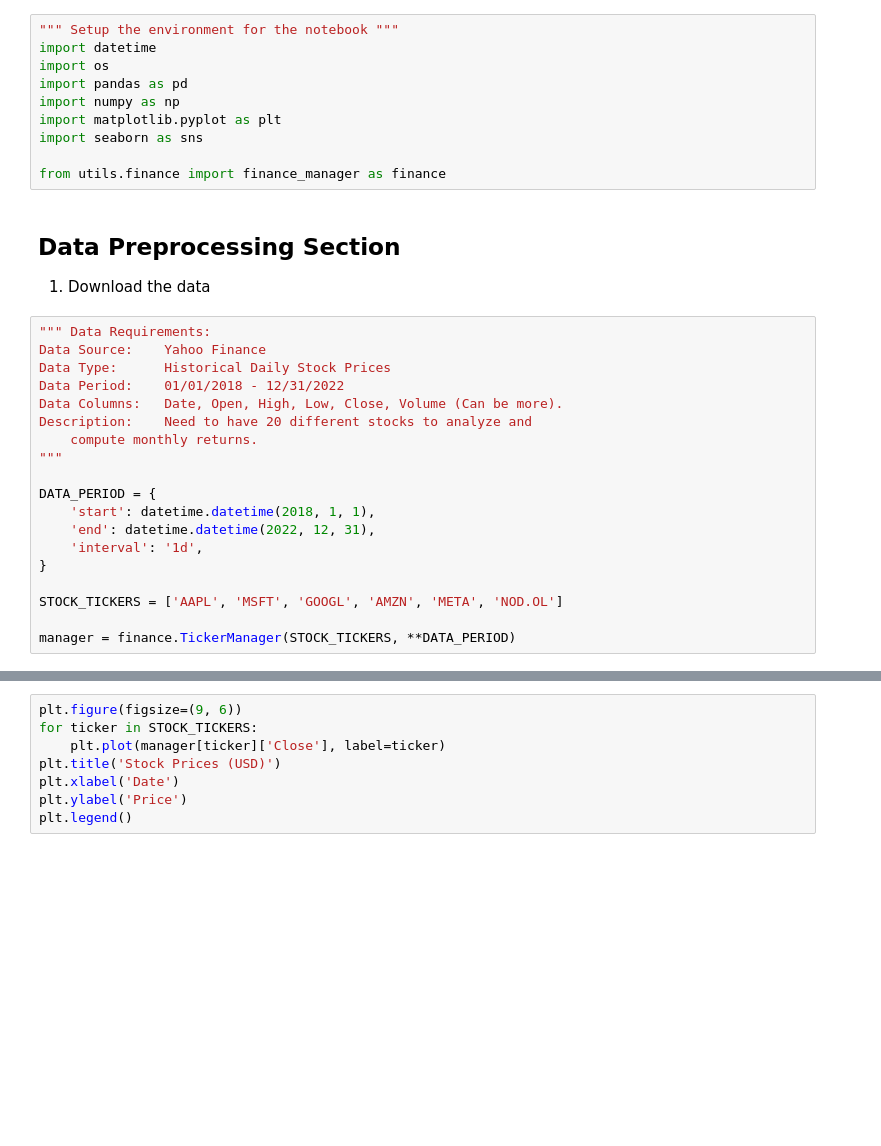
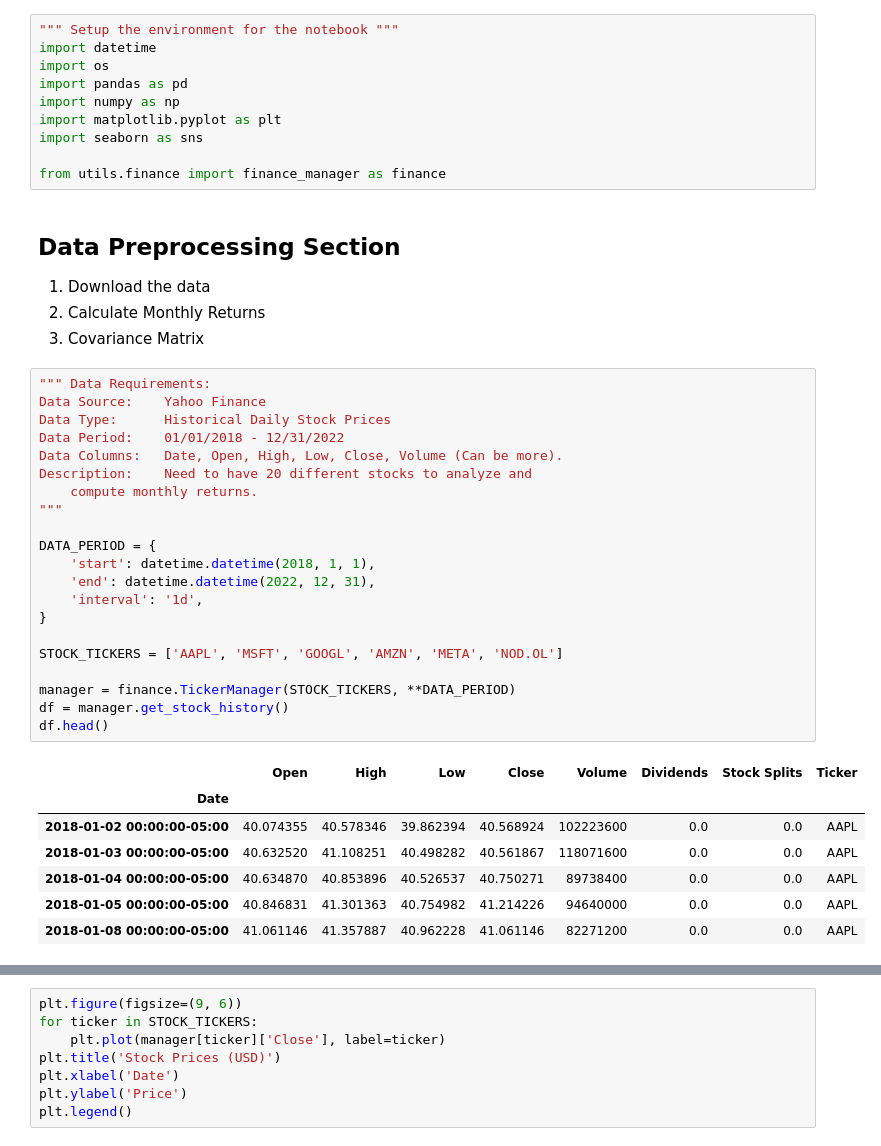
Before and after one commit to SeanMarcusJensen/ACIT4610_Portifolio_KMHS, a Jupyter notebook: problem_2/main.ipynb, the cells around one changed output, grey strips where cells are left out. Drawn from its saved outputs; the diff is of its cells as text; blank space fills up the shorter version.

```diff
--- a/problem_2/main.ipynb
+++ b/problem_2/main.ipynb
@@ -18,22 +18,34 @@ from utils.finance import finance_manager as finance
 ## Data Preprocessing Section
 
 1. Download the data
+2. Calculate Monthly Returns
+3. Covariance Matrix
 # %%
 """ Data Requirements:
 Data Source:    Yahoo Finance
 Data Type:      Historical Daily Stock Prices
 Data Period:    01/01/2018 - 12/31/2022
 Data Columns:   Date, Open, High, Low, Close, Volume (Can be more).
 Description:    Need to have 20 different stocks to analyze and
     compute monthly returns.
 """
 
 DATA_PERIOD = {
     'start': datetime.datetime(2018, 1, 1),
     'end': datetime.datetime(2022, 12, 31),
     'interval': '1d',
 }
 
 STOCK_TICKERS = ['AAPL', 'MSFT', 'GOOGL', 'AMZN', 'META', 'NOD.OL']
 
 manager = finance.TickerManager(STOCK_TICKERS, **DATA_PERIOD)
+df = manager.get_stock_history()
+df.head()
+# %% [output]
+|  | Open | High | Low | Close | Volume | Dividends | Stock Splits | Ticker |
+| Date |  |  |  |  |  |  |  |  |
+| 2018-01-02 00:00:00-05:00 | 40.074355 | 40.578346 | 39.862394 | 40.568924 | 102223600 | 0.0 | 0.0 | AAPL |
+| 2018-01-03 00:00:00-05:00 | 40.632520 | 41.108251 | 40.498282 | 40.561867 | 118071600 | 0.0 | 0.0 | AAPL |
+| 2018-01-04 00:00:00-05:00 | 40.634870 | 40.853896 | 40.526537 | 40.750271 | 89738400 | 0.0 | 0.0 | AAPL |
+| 2018-01-05 00:00:00-05:00 | 40.846831 | 41.301363 | 40.754982 | 41.214226 | 94640000 | 0.0 | 0.0 | AAPL |
+| 2018-01-08 00:00:00-05:00 | 41.061146 | 41.357887 | 40.962228 | 41.061146 | 82271200 | 0.0 | 0.0 | AAPL |
```
Also changed, not shown: parts of 2 cells of this notebook, 1 other file.
